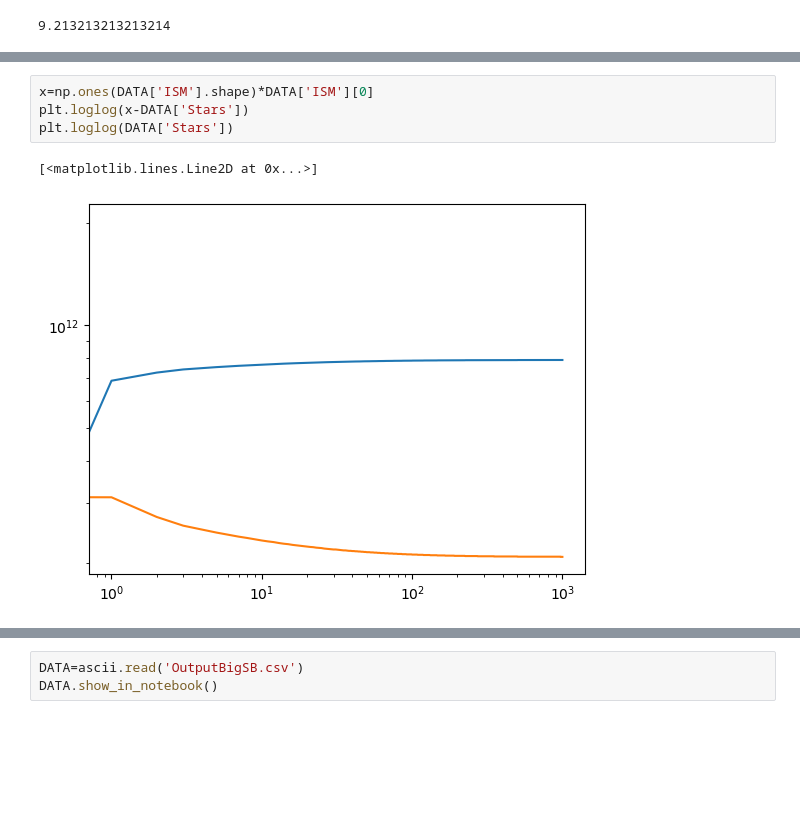
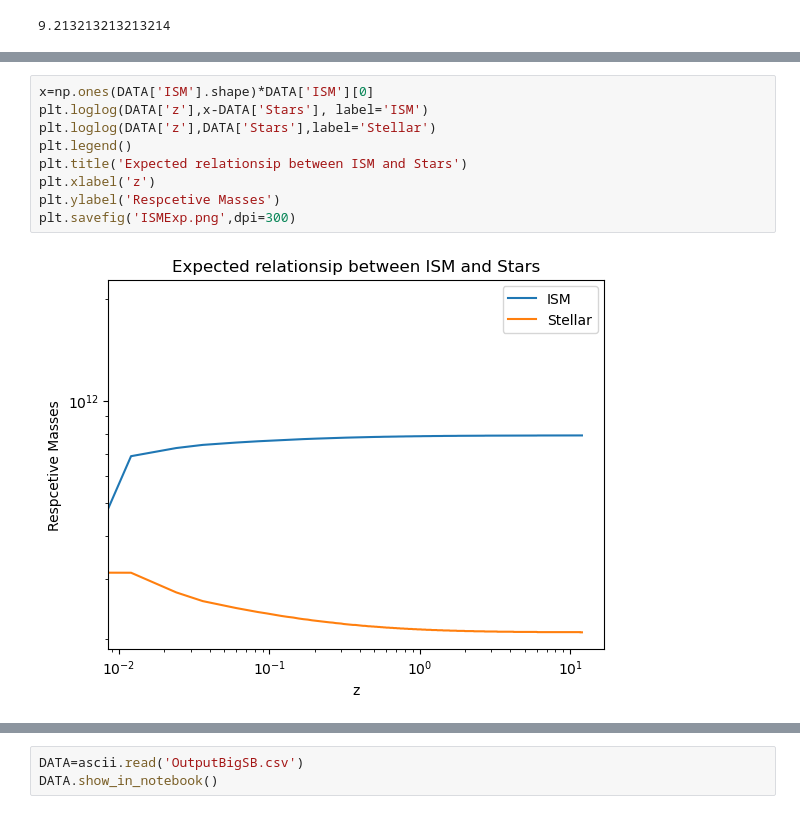
Before and after one commit to KKamp2015/Astro2Project, a Jupyter notebook: Checking.ipynb, the cells around one changed output, grey strips where cells are left out. Cells and saved outputs as stored; diff of their text form; blank space fills up the shorter version.

```diff
--- a/Checking.ipynb
+++ b/Checking.ipynb
@@ -122,8 +133,12 @@ Table length=1000
 | 398 | 4.7807807807807805 | 8538076077.97214 | 2798056446270.1157 | 209196080945.11227 | 1351977240146.3542 | 426940181098.8453 | 5890114378.933036 | 5890114378.933036 | 5733033118.145847 | 1625763148.8953233 |
 # %%
 x=np.ones(DATA['ISM'].shape)*DATA['ISM'][0]
-plt.loglog(x-DATA['Stars'])
-plt.loglog(DATA['Stars'])
+plt.loglog(DATA['z'],x-DATA['Stars'], label='ISM')
+plt.loglog(DATA['z'],DATA['Stars'],label='Stellar')
+plt.legend()
+plt.title('Expected relationsip between ISM and Stars')
+plt.xlabel('z')
+plt.ylabel('Respcetive Masses')
+plt.savefig('ISMExp.png',dpi=300)
 # %% [output]
-[<matplotlib.lines.Line2D at 0x...>]
-[figure, old version]
+[figure, new version]
```
Also changed, not shown: parts of 2 cells of this notebook.
